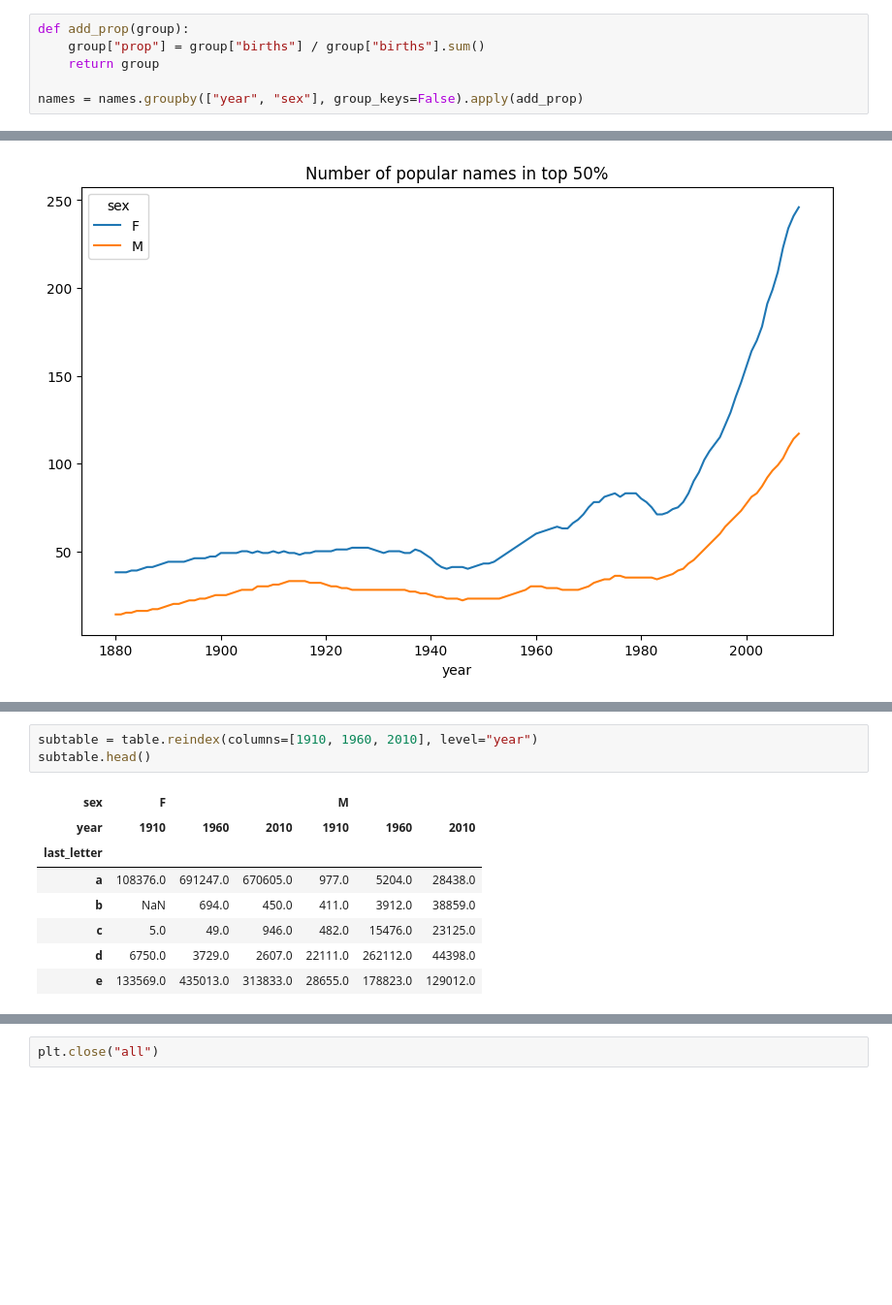
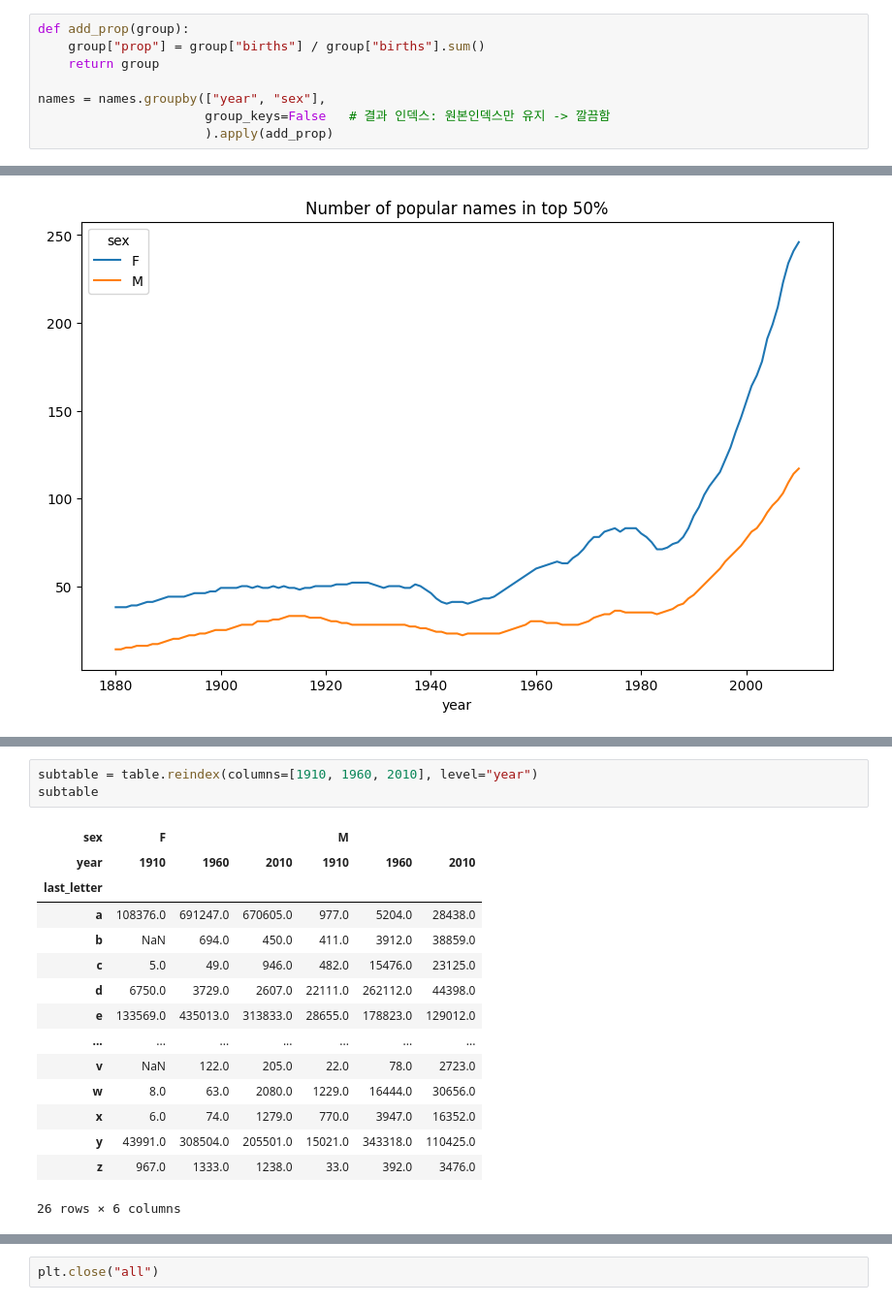
Before and after one commit to ancestor9/2026_Fall_Application-Deployment, a Jupyter notebook: 20261106/ch13_3_US_Baby_Names_1880–2010.ipynb, the cells around one changed output, grey strips where cells are left out. Shown at 97% size. Saved outputs shown, nothing was run; the diff lists cells and outputs as text; blank space fills up the shorter version.

```diff
--- a/20261106/ch13_3_US_Baby_Names_1880–2010.ipynb
+++ b/20261106/ch13_3_US_Baby_Names_1880–2010.ipynb
@@ -189,7 +299,9 @@ def add_prop(group):
     group["prop"] = group["births"] / group["births"].sum()
     return group
 
-names = names.groupby(["year", "sex"], group_keys=False).apply(add_prop)
+names = names.groupby(["year", "sex"],
+                      group_keys=False   # 결과 인덱스: 원본인덱스만 유지 -> 깔끔함
+                      ).apply(add_prop)
 # %%
 names
 # %% [output]
@@ -379,12 +756,19 @@ table = names.pivot_table("births", index=last_letters,
 # %%
 subtable = table.reindex(columns=[1910, 1960, 2010], level="year")
-subtable.head()
+subtable
 # %% [output]
 | sex | F |  |  | M |  |  |
 | year | 1910 | 1960 | 2010 | 1910 | 1960 | 2010 |
 | last_letter |  |  |  |  |  |  |
 | a | 108376.0 | 691247.0 | 670605.0 | 977.0 | 5204.0 | 28438.0 |
 | b | NaN | 694.0 | 450.0 | 411.0 | 3912.0 | 38859.0 |
 | c | 5.0 | 49.0 | 946.0 | 482.0 | 15476.0 | 23125.0 |
 | d | 6750.0 | 3729.0 | 2607.0 | 22111.0 | 262112.0 | 44398.0 |
 | e | 133569.0 | 435013.0 | 313833.0 | 28655.0 | 178823.0 | 129012.0 |
+| ... | ... | ... | ... | ... | ... | ... |
+| v | NaN | 122.0 | 205.0 | 22.0 | 78.0 | 2723.0 |
+| w | 8.0 | 63.0 | 2080.0 | 1229.0 | 16444.0 | 30656.0 |
+| x | 6.0 | 74.0 | 1279.0 | 770.0 | 3947.0 | 16352.0 |
+| y | 43991.0 | 308504.0 | 205501.0 | 15021.0 | 343318.0 | 110425.0 |
+| z | 967.0 | 1333.0 | 1238.0 | 33.0 | 392.0 | 3476.0 |
+26 rows × 6 columns
```
Also changed, not shown: parts of 54 cells of this notebook.
